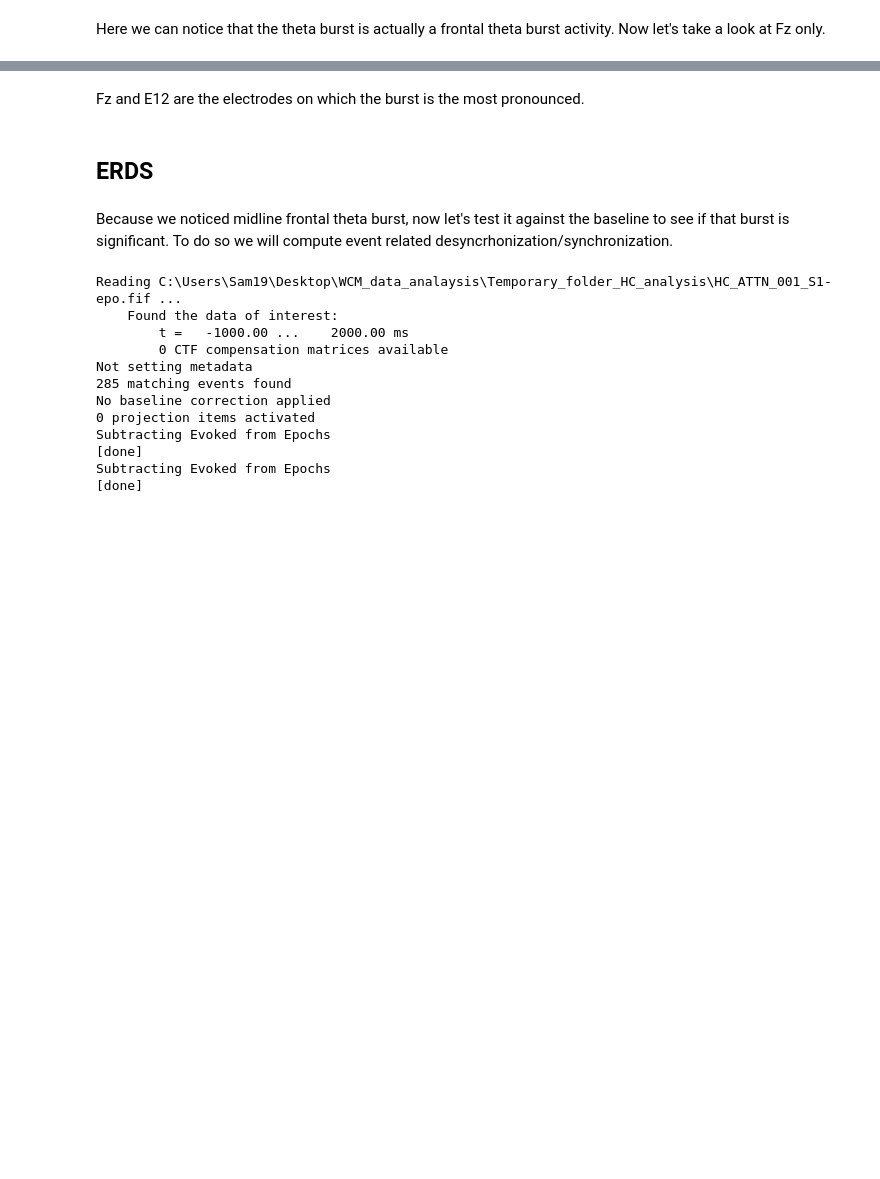
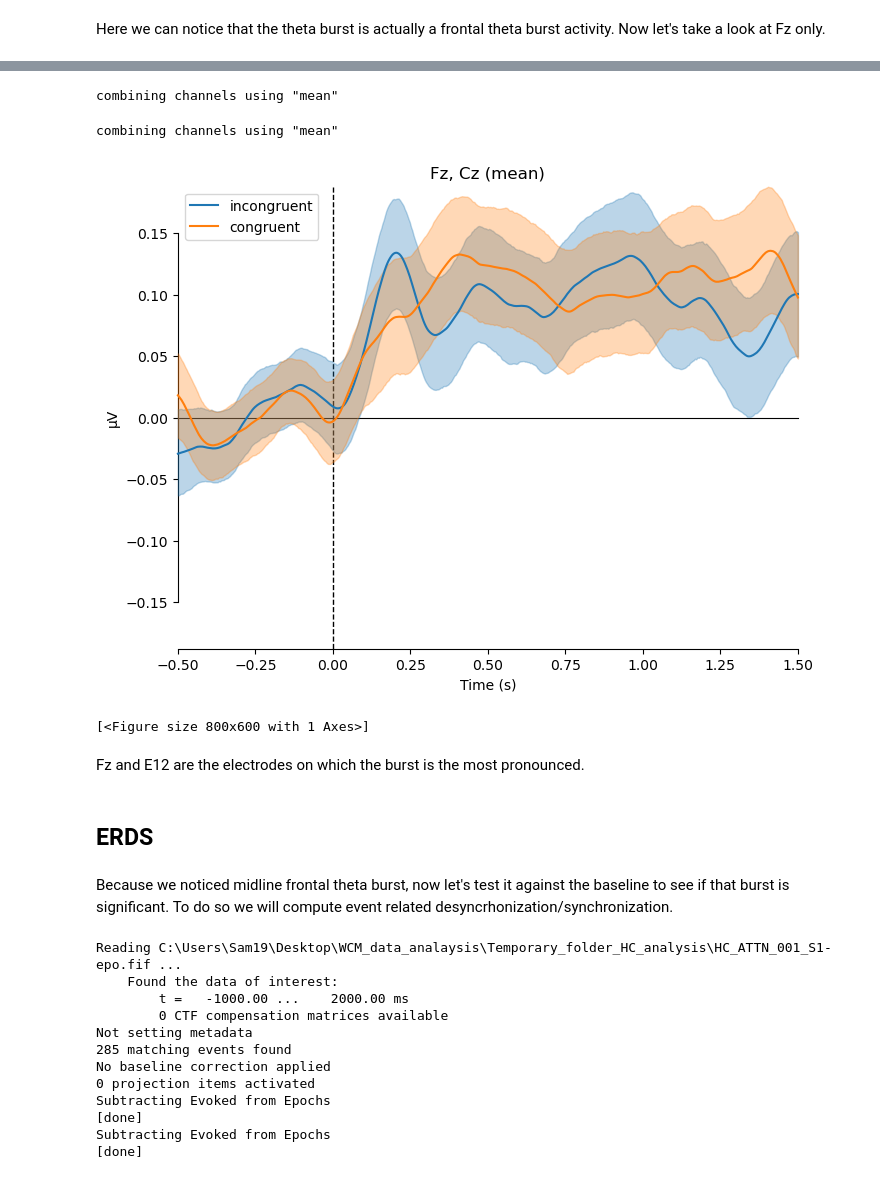
Before and after one commit to Sam54000/preprocessing_theta, a Jupyter notebook: New_MFF_MultiSubjectInluded.ipynb, the cells around one changed output, grey strips where cells are left out. Saved outputs shown, nothing was run; the diff lists cells and outputs as text; code cells hidden in the pictures; blank space fills up the shorter version.

```diff
--- a/New_MFF_MultiSubjectInluded.ipynb
+++ b/New_MFF_MultiSubjectInluded.ipynb
@@ -814,0 +550,4 @@ No baseline correction applied
+# %%
+AcrossSubjects = mne.concatenate_epochs(epochs)
+trans_epochs_cong = mne.EpochsArray(ssd.apply(AcrossSubjects['congruent'].get_data()),AcrossSubjects.info,tmin=-1)
+trans_epochs_incong = mne.EpochsArray(ssd.apply(AcrossSubjects['incongruent'].get_data()),AcrossSubjects.info,tmin=-1)
@@ -814,0 +566,8 @@ No baseline correction applied
+# %%
+congruent_epo = trans_epochs_cong.copy().subtract_evoked().filter(l_freq=4,h_freq=7).apply_hilbert(envelope=True).apply_baseline(epoch_baseline).crop(tmin=-0.5,tmax=1.5)
+congruent_evoked = congruent_epo.copy().average()
+congruent_evoked.plot_joint(title='GFP congruent',show=False)
+incongruent_epo = trans_epochs_incong.copy().subtract_evoked().filter(l_freq=4,h_freq=7).apply_hilbert(envelope=True).apply_baseline(epoch_baseline).crop(tmin=-0.5,tmax=1.5)
+incongruent_evoked = incongruent_epo.average()
+incongruent_evoked.plot_joint(title='GFP incongruent',show=False)
+plt.show()
@@ -902,3 +624,12 @@ No baseline correction applied
+# %%
+evokeds = dict(incongruent=list(congruent_epo.iter_evoked()),
+               congruent=list(incongruent_epo.iter_evoked()))
+mne.viz.plot_compare_evokeds(evokeds, combine='mean', picks=['Fz'])
+# %% [output]
+combining channels using "mean"
+combining channels using "mean"
+[figure, added]
+[<Figure size 800x600 with 1 Axes>]
 # %% [markdown]
 Fz and E12 are the electrodes on which the burst is the most pronounced.
 # %% [markdown]
```
Also changed, not shown: parts of 31 cells of this notebook.
